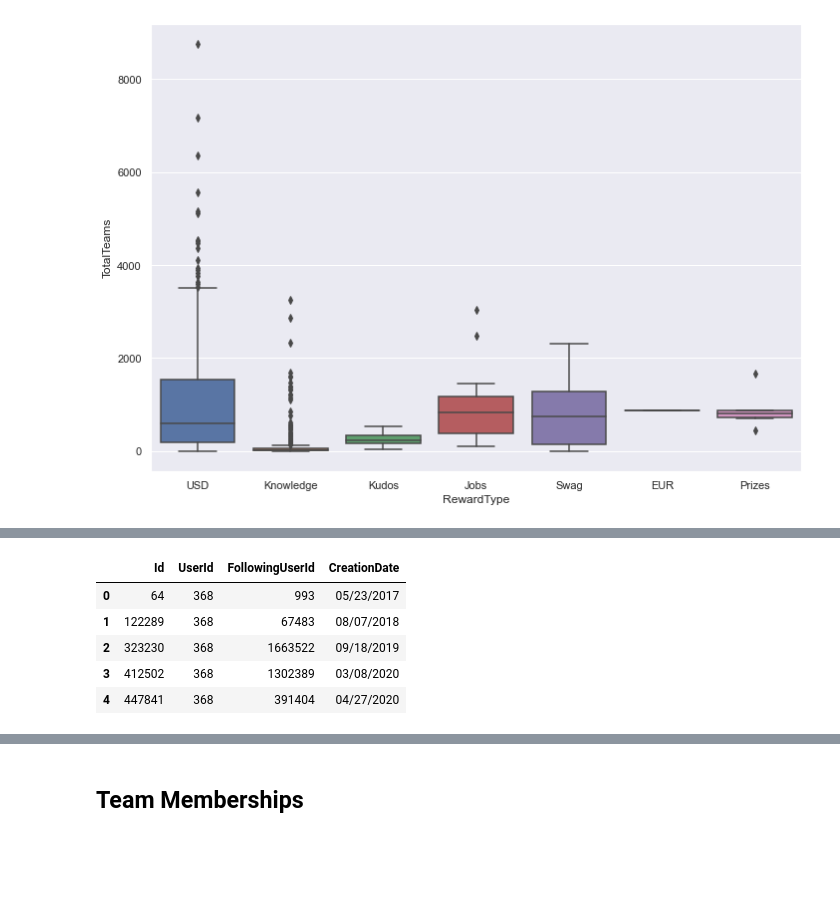
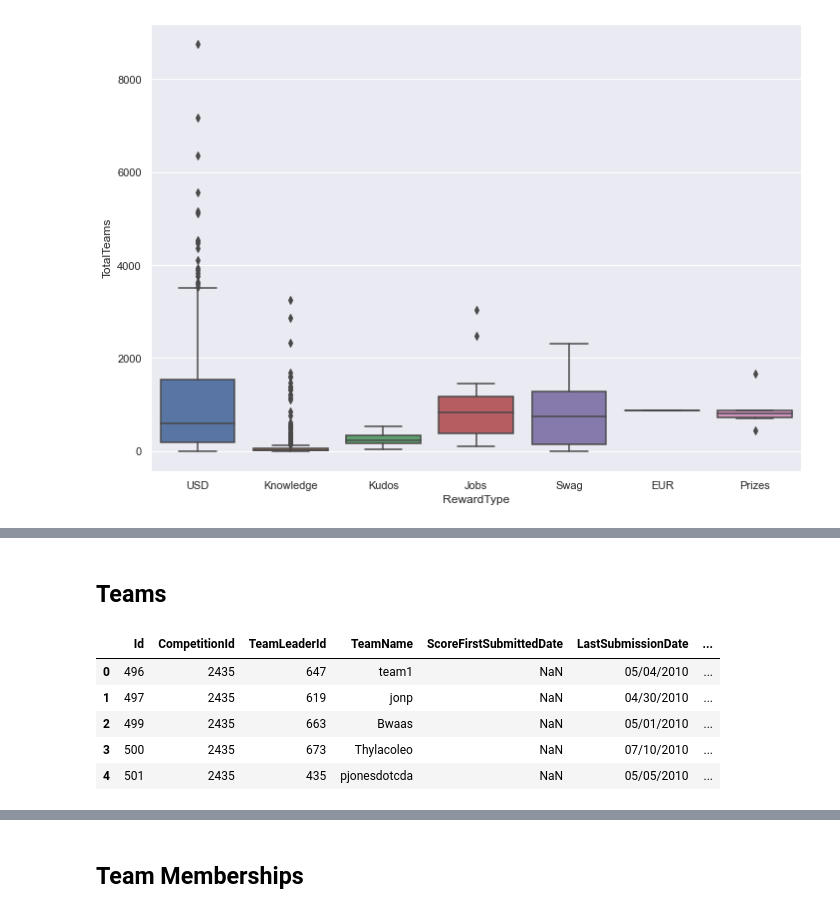
Before and after one commit to jsuasnabarh/kaggle-network-analysis, a Jupyter notebook: notebooks/EDA.ipynb, the cells around one changed output, grey strips where cells are left out. Saved outputs shown, nothing was run; the diff lists cells and outputs as text; code cells hidden in the pictures; blank space fills up the shorter version.

Commit message:
data/raw structure

```diff
--- a/notebooks/EDA.ipynb
+++ b/notebooks/EDA.ipynb
@@ -147,10 +277,12 @@ plt.show()
+# %% [markdown]
+## Teams
 # %%
-df_user_followers = pd.read_csv(r"../data/UserFollowers.csv")
-df_user_followers.head()
+df_teams = pd.read_csv(r"../data/raw/Teams.csv",dtype=str)
+df_teams.head()
 # %% [output]
-|  | Id | UserId | FollowingUserId | CreationDate |
-| 0 | 64 | 368 | 993 | 05/23/2017 |
-| 1 | 122289 | 368 | 67483 | 08/07/2018 |
-| 2 | 323230 | 368 | 1663522 | 09/18/2019 |
-| 3 | 412502 | 368 | 1302389 | 03/08/2020 |
-| 4 | 447841 | 368 | 391404 | 04/27/2020 |
+|  | Id | CompetitionId | TeamLeaderId | TeamName | ScoreFirstSubmittedDate | LastSubmissionDate | ... |
+| 0 | 496 | 2435 | 647 | team1 | NaN | 05/04/2010 | ... |
+| 1 | 497 | 2435 | 619 | jonp | NaN | 04/30/2010 | ... |
+| 2 | 499 | 2435 | 663 | Bwaas | NaN | 05/01/2010 | ... |
+| 3 | 500 | 2435 | 673 | Thylacoleo | NaN | 07/10/2010 | ... |
+| 4 | 501 | 2435 | 435 | pjonesdotcda | NaN | 05/05/2010 | ... |
```
Also changed, not shown: parts of 53 cells of this notebook.
